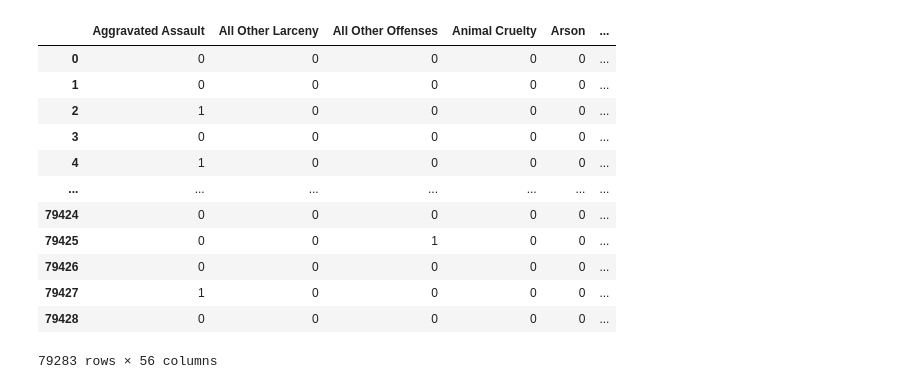
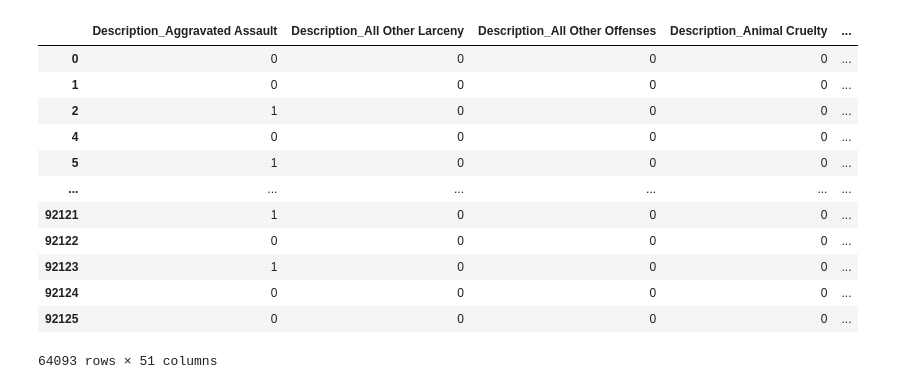
Before and after one commit to KU-Machine-Learning-Project-4/Project_4, a Jupyter notebook: FinalML.ipynb, the cells around one changed output. Drawn from its saved outputs; the diff is of its cells as text; code cells hidden in the pictures.

```diff
--- a/FinalML.ipynb
+++ b/FinalML.ipynb
@@ -0,0 +6,16 @@
+# %%
+# Import CSV into DataFrame
+path = 'KCPD_Crime_Data_2021.csv'
+dtypes = {
+    'Beat': 'int',
+    'Zip Code': 'int',
+    'Area': 'string',
+    'DVFlag': 'bool',
+    'Firearm Used Flag': 'bool',
+    'Description': 'string'
+}
+
+# Read the CSV file and select only the desired columns
+columns_to_keep = ['Beat', 'Zip Code', 'Area', 'DVFlag', 'Firearm Used Flag', 'Description']
+raw_df = pd.read_csv(path)
+raw_df.head()
@@ -30,0 +90,4 @@ df
+# %%
+df = raw_df.dropna()
+df = df[df['Area'] != 'OSPD']
+df
@@ -30,0 +108,5 @@ df
+# %%
+substring = '/'
+filter = df['Description'].str.contains(substring)
+df = df[~filter]
+df
@@ -87,19 +159,19 @@ X
 # %%
 #PREPROCESSING
 # %%
-ohe_crime = pd.get_dummies(df['Description'])
+ohe_crime = pd.get_dummies(df[['Description','Area']])
 ohe_crime
 # %% [output]
-|  | Aggravated Assault | All Other Larceny | All Other Offenses | Animal Cruelty | Arson | ... |
-| 0 | 0 | 0 | 0 | 0 | 0 | ... |
-| 1 | 0 | 0 | 0 | 0 | 0 | ... |
-| 2 | 1 | 0 | 0 | 0 | 0 | ... |
-| 3 | 0 | 0 | 0 | 0 | 0 | ... |
-| 4 | 1 | 0 | 0 | 0 | 0 | ... |
-| ... | ... | ... | ... | ... | ... | ... |
-| 79424 | 0 | 0 | 0 | 0 | 0 | ... |
-| 79425 | 0 | 0 | 1 | 0 | 0 | ... |
-| 79426 | 0 | 0 | 0 | 0 | 0 | ... |
-| 79427 | 1 | 0 | 0 | 0 | 0 | ... |
-| 79428 | 0 | 0 | 0 | 0 | 0 | ... |
+|  | Description_Aggravated Assault | Description_All Other Larceny | Description_All Other Offenses | Description_Animal Cruelty | ... |
+| 0 | 0 | 0 | 0 | 0 | ... |
+| 1 | 0 | 0 | 0 | 0 | ... |
+| 2 | 1 | 0 | 0 | 0 | ... |
+| 4 | 0 | 0 | 0 | 0 | ... |
+| 5 | 1 | 0 | 0 | 0 | ... |
+| ... | ... | ... | ... | ... | ... |
+| 92121 | 1 | 0 | 0 | 0 | ... |
+| 92122 | 0 | 0 | 0 | 0 | ... |
+| 92123 | 1 | 0 | 0 | 0 | ... |
+| 92124 | 0 | 0 | 0 | 0 | ... |
+| 92125 | 0 | 0 | 0 | 0 | ... |
-79283 rows × 56 columns
+64093 rows × 51 columns
```
Also changed, not shown: parts of 29 cells of this notebook.
